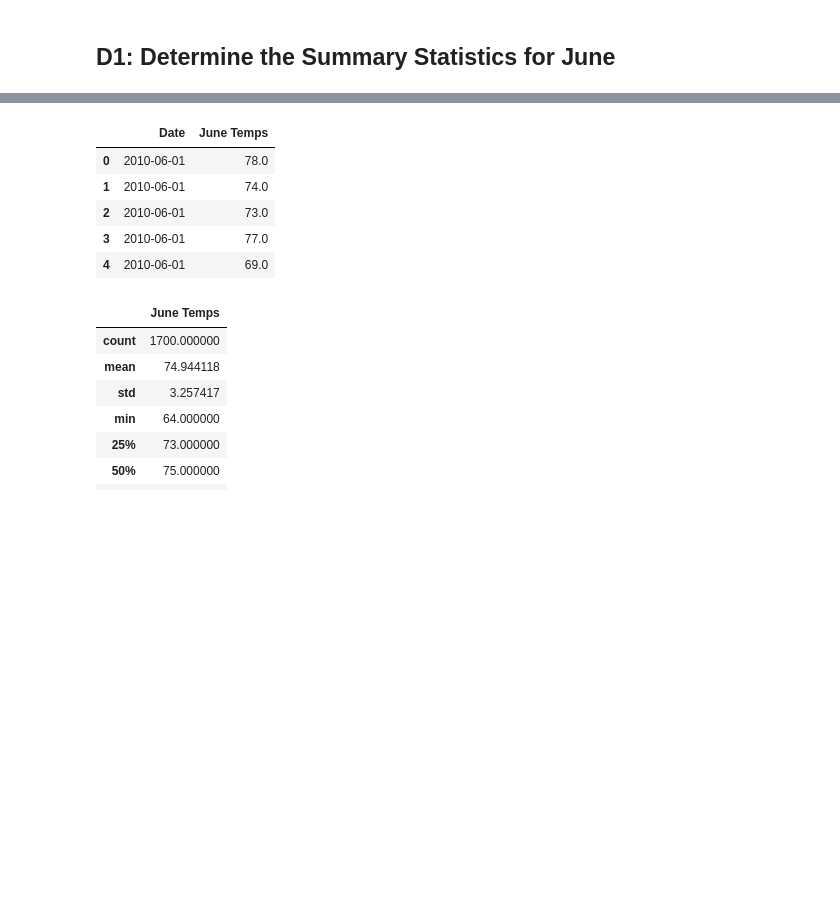
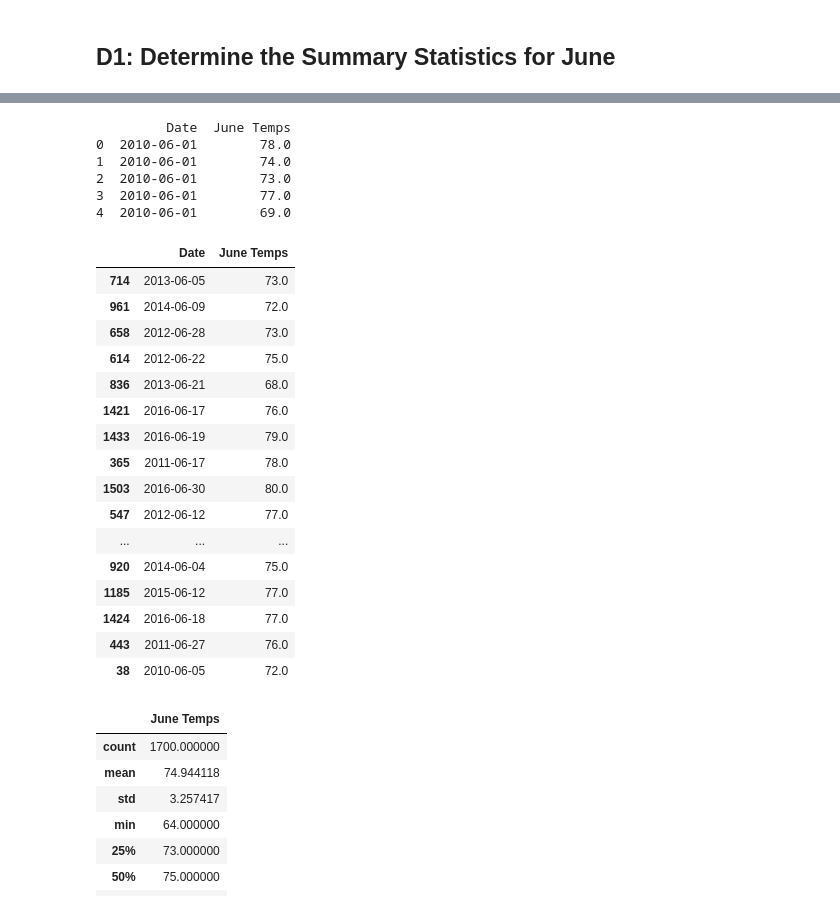
Before and after one commit to MRLinares/surfs_up, a Jupyter notebook: SurfsUp_Challenge.ipynb, the cells around one changed output, grey strips where cells are left out. Drawn from its saved outputs; the diff is of its cells as text; code cells hidden in the pictures; blank space fills up the shorter version.

```diff
--- a/SurfsUp_Challenge.ipynb
+++ b/SurfsUp_Challenge.ipynb
@@ -73,16 +72,34 @@ june_temps
 # %%
 # 4. Create a DataFrame from the list of temperatures for the month of June.
 
 june_temps_df = pd.DataFrame(june_temps, columns=['Date', 'June Temps'])
 
-june_temps_df.head()
+print(june_temps_df.head(5))
+june_temps_df.sample(20)
 # %% [output]
+         Date  June Temps
+0  2010-06-01        78.0
+1  2010-06-01        74.0
+2  2010-06-01        73.0
+3  2010-06-01        77.0
+4  2010-06-01        69.0
 |  | Date | June Temps |
-| 0 | 2010-06-01 | 78.0 |
-| 1 | 2010-06-01 | 74.0 |
-| 2 | 2010-06-01 | 73.0 |
-| 3 | 2010-06-01 | 77.0 |
-| 4 | 2010-06-01 | 69.0 |
+| 714 | 2013-06-05 | 73.0 |
+| 961 | 2014-06-09 | 72.0 |
+| 658 | 2012-06-28 | 73.0 |
+| 614 | 2012-06-22 | 75.0 |
+| 836 | 2013-06-21 | 68.0 |
+| 1421 | 2016-06-17 | 76.0 |
+| 1433 | 2016-06-19 | 79.0 |
+| 365 | 2011-06-17 | 78.0 |
+| 1503 | 2016-06-30 | 80.0 |
+| 547 | 2012-06-12 | 77.0 |
+| ... | ... | ... |
+| 920 | 2014-06-04 | 75.0 |
+| 1185 | 2015-06-12 | 77.0 |
+| 1424 | 2016-06-18 | 77.0 |
+| 443 | 2011-06-27 | 76.0 |
+| 38 | 2010-06-05 | 72.0 |
 # %%
 # 5. Calculate and print out the summary statistics for the June temperature DataFrame.
 june_temps_df.describe()
```
Also changed, not shown: parts of 2 cells of this notebook.
